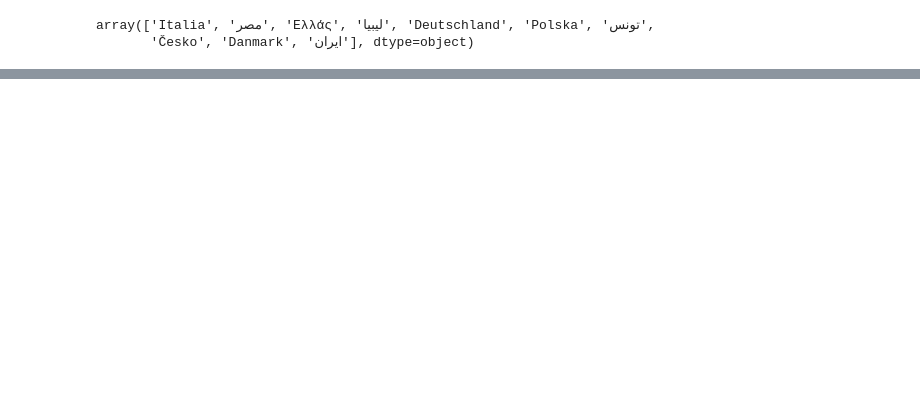
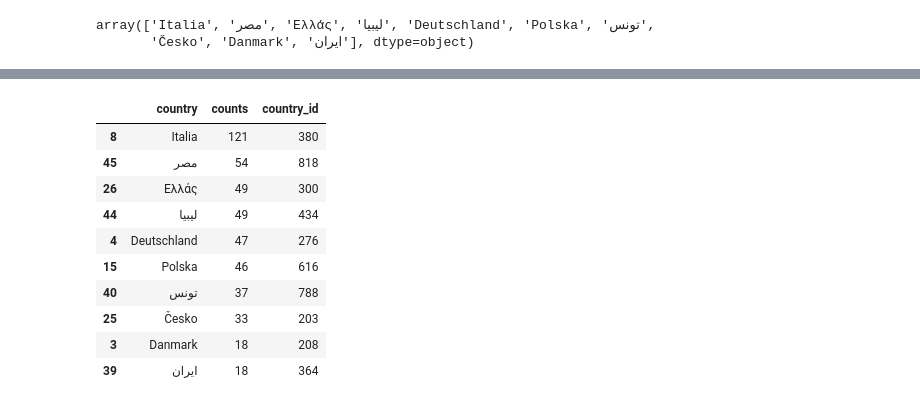
Before and after one commit to knoexus/swansea-M37-data-vis, a Jupyter notebook: Visualization_3.ipynb, the cells around one changed output, grey strips where cells are left out. Cells and saved outputs as stored; diff of their text form; code cells hidden in the pictures; blank space fills up the shorter version.

```diff
--- a/Visualization_3.ipynb
+++ b/Visualization_3.ipynb
@@ -70,8 +67,13 @@ sorted_gb
 # %%
-unique = sorted_gb.index.get_level_values(0).to_numpy()
+unique = sorted_gb.country.to_numpy()
 unique
 # %% [output]
 array(['Italia', 'مصر', 'Ελλάς', 'ليبيا', 'Deutschland', 'Polska', 'تونس',
        'Česko', 'Danmark', 'ایران'], dtype=object)
+# %%
+ids = [380, 818, 300, 434, 276, 616, 788, 203, 208, 364]
+dct = {}
+for x in zip(unique, ids):
+    dct[x[0]] = x[1]
 # %%
 kf = df[df['country'].isin(unique)]
@@ -85,0 +83,16 @@ alt.Chart(kf).mark_bar().encode(
+# %%
+sorted_gb['country_id'] = sorted_gb['country'].map(dct)
+# %%
+sorted_gb
+# %% [output]
+|  | country | counts | country_id |
+| 8 | Italia | 121 | 380 |
+| 45 | مصر | 54 | 818 |
+| 26 | Ελλάς | 49 | 300 |
+| 44 | ليبيا | 49 | 434 |
+| 4 | Deutschland | 47 | 276 |
+| 15 | Polska | 46 | 616 |
+| 40 | تونس | 37 | 788 |
+| 25 | Česko | 33 | 203 |
+| 3 | Danmark | 18 | 208 |
+| 39 | ایران | 18 | 364 |
```
Also changed, not shown: parts of 6 cells of this notebook.
